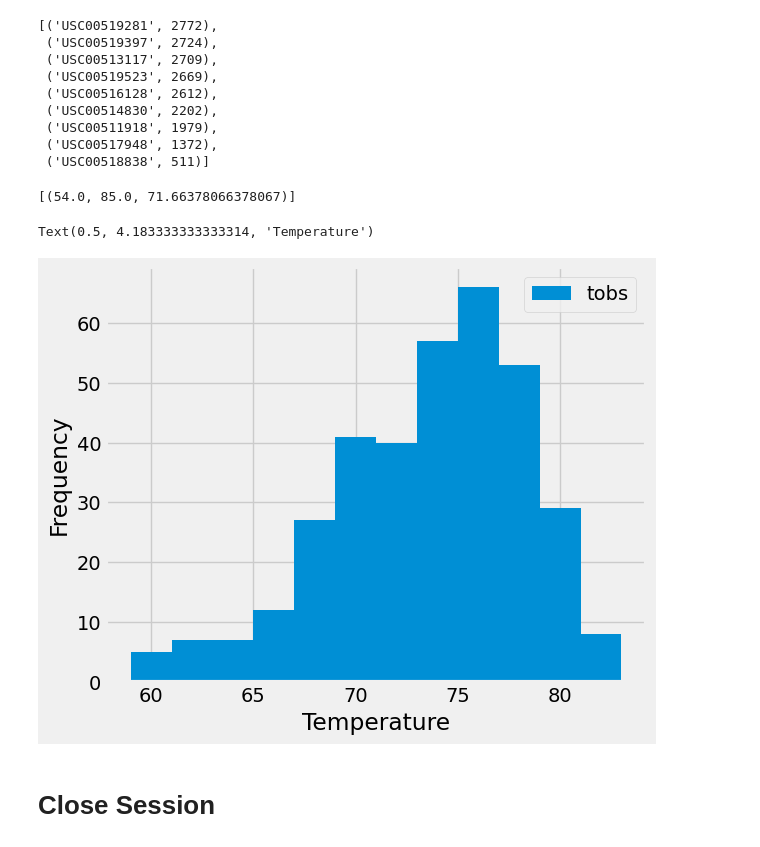
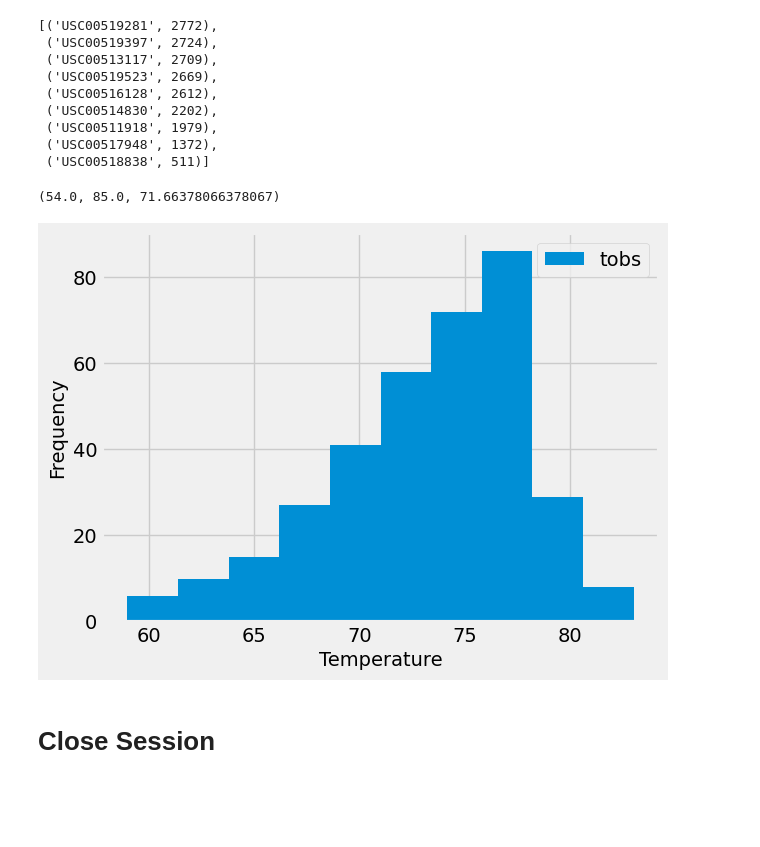
Before and after one commit to GurpreetChugh/SQLAlchemy-Challenge, a Jupyter notebook: SurfsUp/climate_starter.ipynb, the cells around one changed output. Drawn from its saved outputs; the diff is of its cells as text; code cells hidden in the pictures; blank space fills up the shorter version.

```diff
--- a/SurfsUp/climate_starter.ipynb
+++ b/SurfsUp/climate_starter.ipynb
@@ -77,8 +88,10 @@ recent_date
 # %% [output]
 ('2017-08-23',)
 # %%
-starting_date = (dt.datetime.strptime(recent_date[0], '%Y-%m-%d') - dt.timedelta(days=365)).date()
-starting_date
+# Calculating the date 1year before from the last date in the data set
+
+one_year_before_date = (dt.datetime.strptime(recent_date[0], '%Y-%m-%d') - dt.timedelta(days=365)).date()
+one_year_before_date
 # %% [output]
 datetime.date(2016, 8, 23)
 # %%
@@ -202,6 +173,11 @@ Text(0, 0.5, 'Inches')
 # %%
 # Design a query to find the most active stations (i.e. which stations have the most rows?)
 # List the stations and their counts in descending order.
+
+active_stations = session.query(Measurement.station, func.count(Measurement.station))\
+                         .group_by(Measurement.station)\
+                         .order_by(func.count(Measurement.station).desc()).all()
+active_stations
 # %% [output]
 [('USC00519281', 2772),
  ('USC00519397', 2724),
@@ -214,14 +190,24 @@ Text(0, 0.5, 'Inches')
  ('USC00518838', 511)]
 # %%
 # Using the most active station id from the previous query, calculate the lowest, highest, and average temperature.
+
+session.query(func.Min(Measurement.tobs), func.Max(Measurement.tobs), func.avg(Measurement.tobs))\
+       .filter(Measurement.station == active_stations[0][0]).first()
 # %% [output]
-[(54.0, 85.0, 71.66378066378067)]
+(54.0, 85.0, 71.66378066378067)
 # %%
 # Using the most active station id
 # Query the last 12 months of temperature observation data for this station and plot the results as a histogram
+
+temp_results = session.query(Measurement.tobs).filter(Measurement.station == active_stations[0][0], Measurement.date >= one_year_before_date).all()
+temp_values =  [temp_results[i][0] for i in range(len(temp_results))]
+plt.hist(temp_values, bins=10, label='tobs')
+plt.xlabel('Temperature')
+plt.ylabel("Frequency")
+plt.legend(loc='upper right')
+plt.show()
 # %% [output]
-Text(0.5, 4.183333333333314, 'Temperature')
-[figure, old version]
+[figure, new version]
 # %% [markdown]
 # Close Session
 # %%
```
Also changed, not shown: parts of 14 cells of this notebook, 1 other file.
